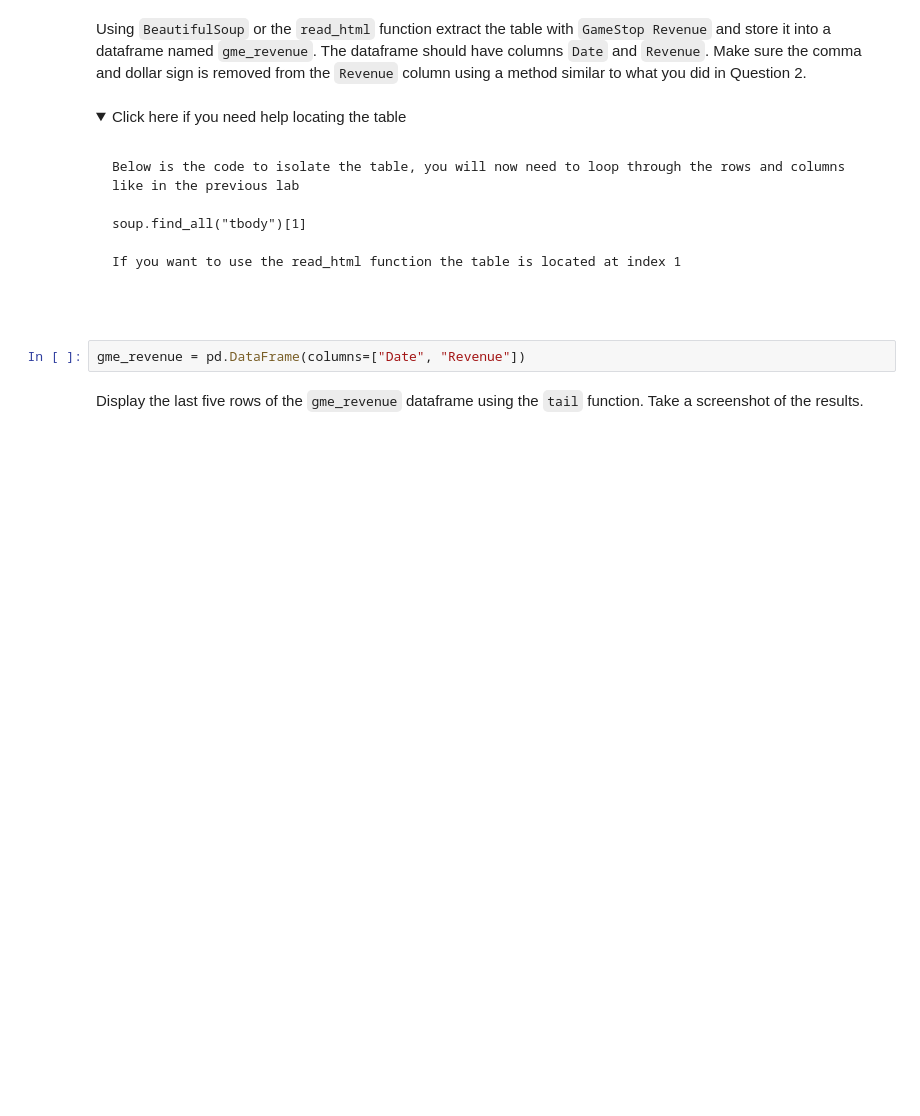
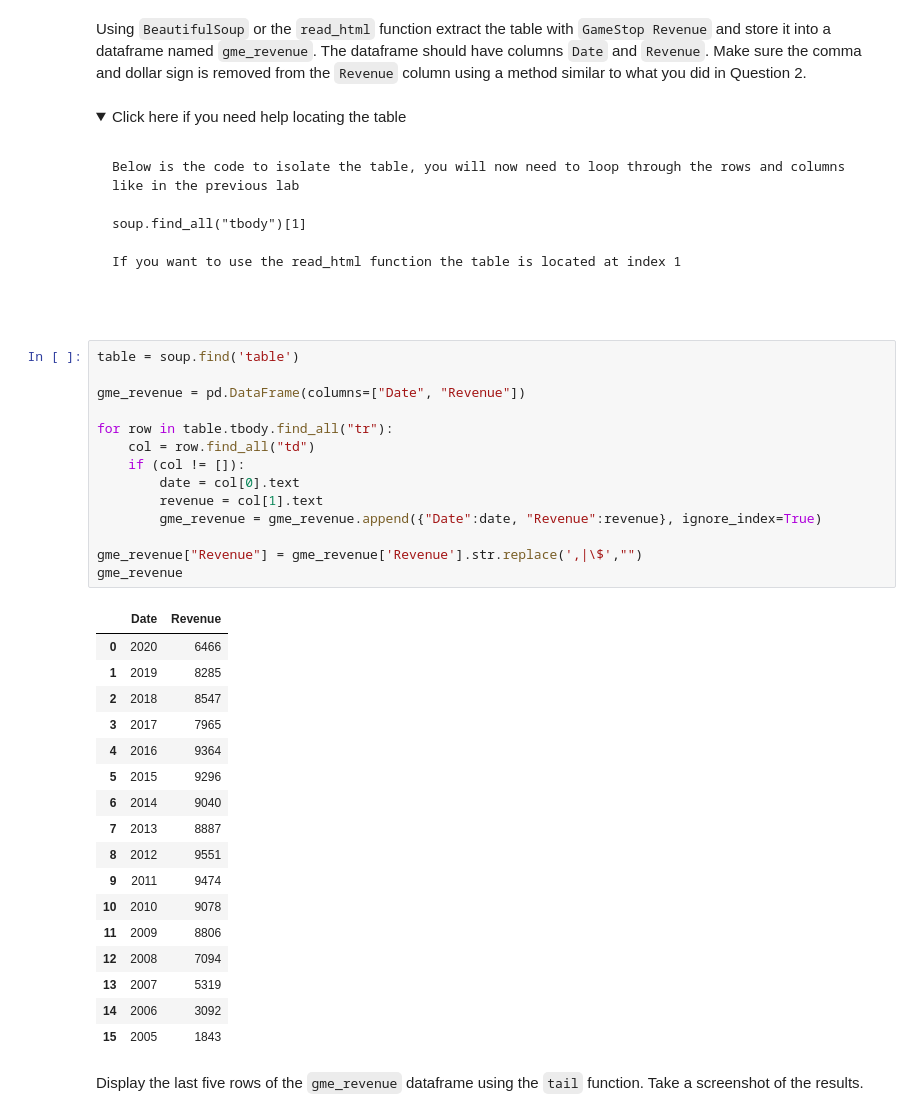
Before and after one commit to alicegretaguidi/Exercise, a Jupyter notebook: Final Assignment.ipynb, the cells around one changed output. Saved outputs shown, nothing was run; the diff lists cells and outputs as text; folded sections open; blank space fills up the shorter version.

````diff
--- a/Final Assignment.ipynb
+++ b/Final Assignment.ipynb
@@ -211,8 +337,38 @@ If you want to use the read_html function the table is located at index 1
 ```
 
 </details>
-# %%
-gme_revenue = pd.DataFrame(columns=["Date", "Revenue"])
+# %%
+table = soup.find('table')
+
+gme_revenue = pd.DataFrame(columns=["Date", "Revenue"])
+
+for row in table.tbody.find_all("tr"):
+    col = row.find_all("td")
+    if (col != []):
+        date = col[0].text
+        revenue = col[1].text
+        gme_revenue = gme_revenue.append({"Date":date, "Revenue":revenue}, ignore_index=True)
+
+gme_revenue["Revenue"] = gme_revenue['Revenue'].str.replace(',|\$',"")
+gme_revenue
+# %% [output]
+|  | Date | Revenue |
+| 0 | 2020 | 6466 |
+| 1 | 2019 | 8285 |
+| 2 | 2018 | 8547 |
+| 3 | 2017 | 7965 |
+| 4 | 2016 | 9364 |
+| 5 | 2015 | 9296 |
+| 6 | 2014 | 9040 |
+| 7 | 2013 | 8887 |
+| 8 | 2012 | 9551 |
+| 9 | 2011 | 9474 |
+| 10 | 2010 | 9078 |
+| 11 | 2009 | 8806 |
+| 12 | 2008 | 7094 |
+| 13 | 2007 | 5319 |
+| 14 | 2006 | 3092 |
+| 15 | 2005 | 1843 |
 # %% [markdown]
 Display the last five rows of the `gme_revenue` dataframe using the `tail` function. Take a screenshot of the results.
 # %%
````
Also changed, not shown: parts of 24 cells of this notebook.
